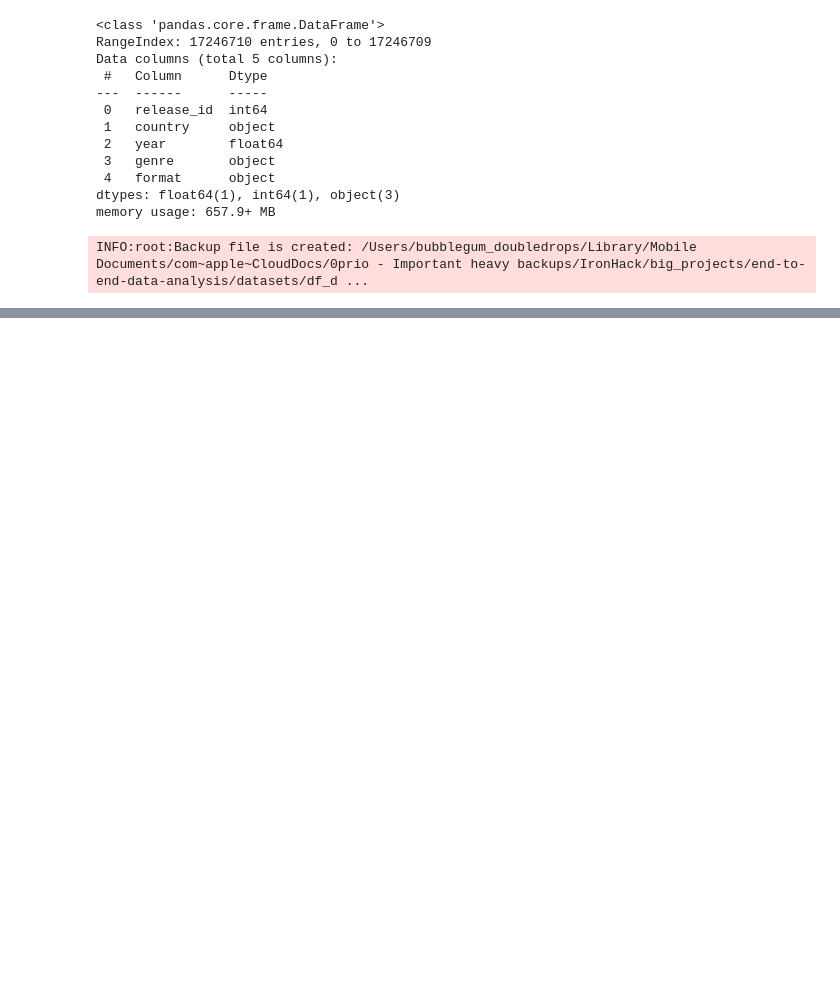
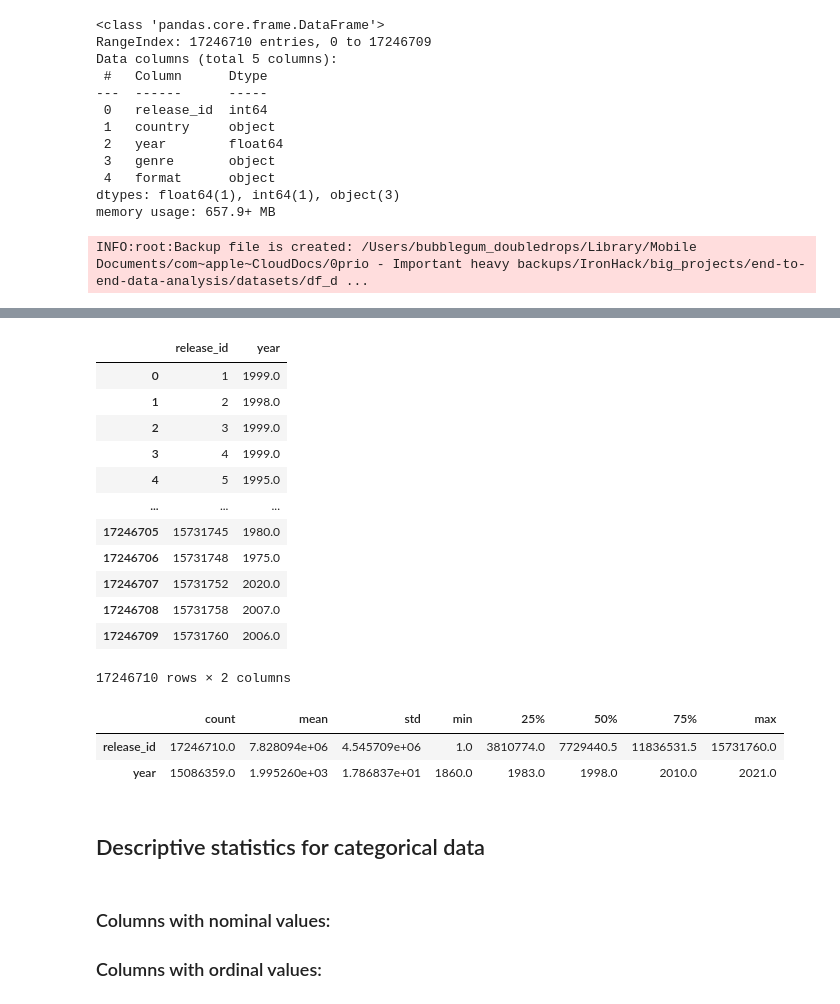
Before and after one commit to Funnear/end-to-end-data-analysis, a Jupyter notebook: notebooks/cleanup_factory.ipynb, the cells around one changed output, grey strips where cells are left out. Cells and saved outputs as stored; diff of their text form; code cells hidden in the pictures; blank space fills up the shorter version.

```diff
--- a/notebooks/cleanup_factory.ipynb
+++ b/notebooks/cleanup_factory.ipynb
@@ -121,0 +295,29 @@ format            0  17372035      0.00%
+# %%
+df_discogs_releases[num_cols_df_discogs_releases]
+# %% [output]
+|  | release_id | year |
+| 0 | 1 | 1999.0 |
+| 1 | 2 | 1998.0 |
+| 2 | 3 | 1999.0 |
+| 3 | 4 | 1999.0 |
+| 4 | 5 | 1995.0 |
+| ... | ... | ... |
+| 17246705 | 15731745 | 1980.0 |
+| 17246706 | 15731748 | 1975.0 |
+| 17246707 | 15731752 | 2020.0 |
+| 17246708 | 15731758 | 2007.0 |
+| 17246709 | 15731760 | 2006.0 |
+17246710 rows × 2 columns
+# %%
+df_discogs_releases[num_cols_df_discogs_releases].describe().T
+# %% [output]
+|  | count | mean | std | min | 25% | 50% | 75% | max |
+| release_id | 17246710.0 | 7.828094e+06 | 4.545709e+06 | 1.0 | 3810774.0 | 7729440.5 | 11836531.5 | 15731760.0 |
+| year | 15086359.0 | 1.995260e+03 | 1.786837e+01 | 1860.0 | 1983.0 | 1998.0 | 2010.0 | 2021.0 |
+# %% [markdown]
+## Descriptive statistics for categorical data
+# %% [markdown]
+### Columns with nominal values:
+
+
+### Columns with ordinal values:
```
Also changed, not shown: parts of 19 cells of this notebook, 6 other files.
